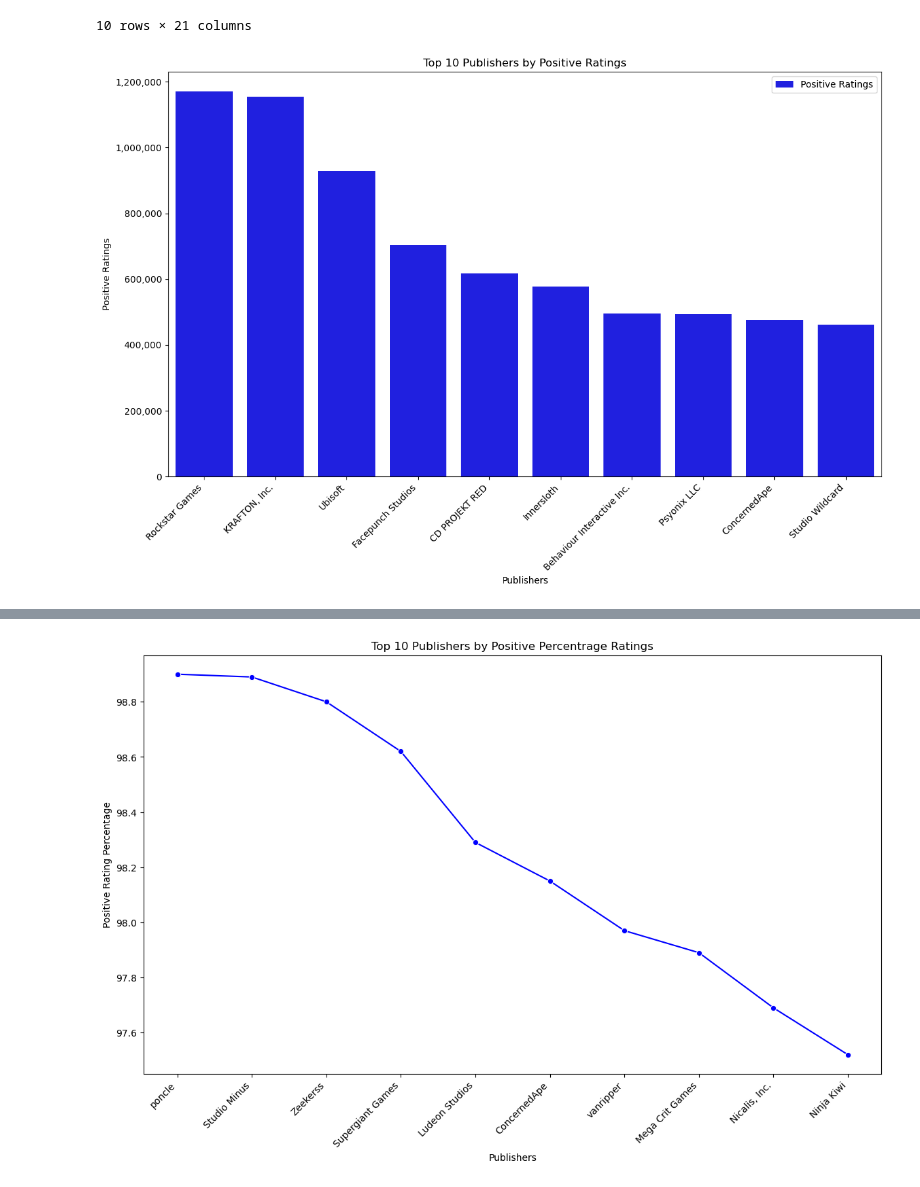
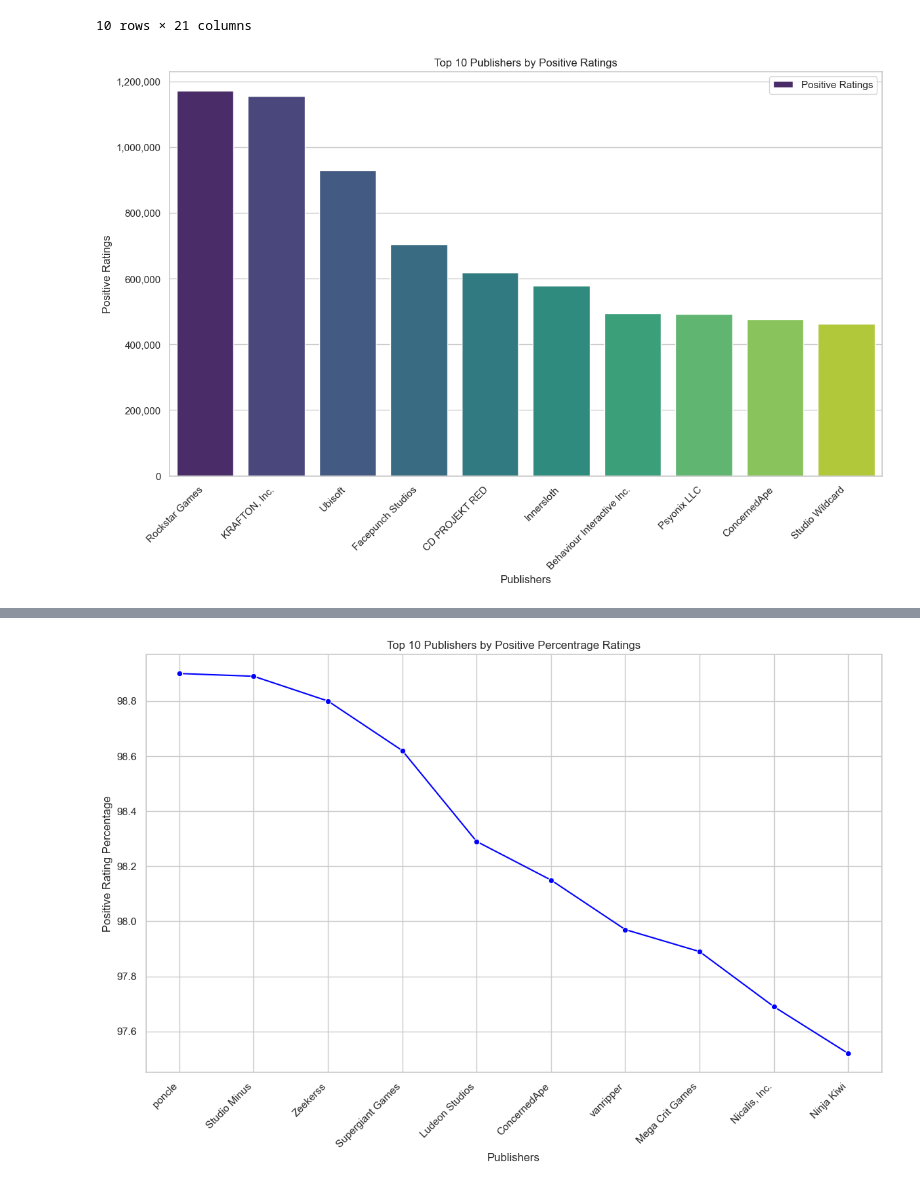
Before and after one commit to Oatsinthepine/Project_3, a Jupyter notebook: Publisher_Rating_analysis.ipynb, the cells around one changed output, grey strips where cells are left out. Drawn from its saved outputs; the diff is of its cells as text; code cells hidden in the pictures.

Commit message:
update graphs

```diff
--- a/Publisher_Rating_analysis.ipynb
+++ b/Publisher_Rating_analysis.ipynb
@@ -83,20 +83,21 @@ top_10_positive_publishers
 10 rows × 21 columns
 # %%
 # Create a stacked bar plot
+sns.set(style="whitegrid")
 plt.figure(figsize=(14, 8))
-sns.barplot(data=top_10_positive_publishers, x=top_10_positive_publishers['Publishers'], y=top_10_positive_publishers['Positive_ratings'], color='blue', label='Positive Ratings')
+sns.barplot(data=top_10_positive_publishers, x=top_10_positive_publishers['Publishers'], y=top_10_positive_publishers['Positive_ratings' ], label='Positive Ratings', palette='viridis')
 
 # Customize the plot
 plt.title('Top 10 Publishers by Positive Ratings')
 plt.xlabel('Publishers')
 plt.ylabel('Positive Ratings')
 plt.xticks(rotation=45, ha='right')
 ax = plt.gca()
 ax.yaxis.set_major_formatter(ticker.FuncFormatter(lambda x, pos: f'{int(x):,}'))
 plt.legend()
 plt.show()
 # %% [output]
-[figure, old version]
+[figure, new version]
 # %%
 # Filter publishers with 100000 or more ratings received
 filtered_games_df = games_df[games_df['Total_ratings'] >= 100000]
@@ -136,7 +137,7 @@ plt.ylabel('Positive Rating Percentage')
 plt.xticks(rotation=45, ha='right')
 plt.show()
 # %% [output]
-[figure, old version]
+[figure, new version]
 # %%
 # # Create a stacked bar plot
 # plt.figure(figsize=(14, 8))
```
Also changed, not shown: parts of 1 cell of this notebook.
